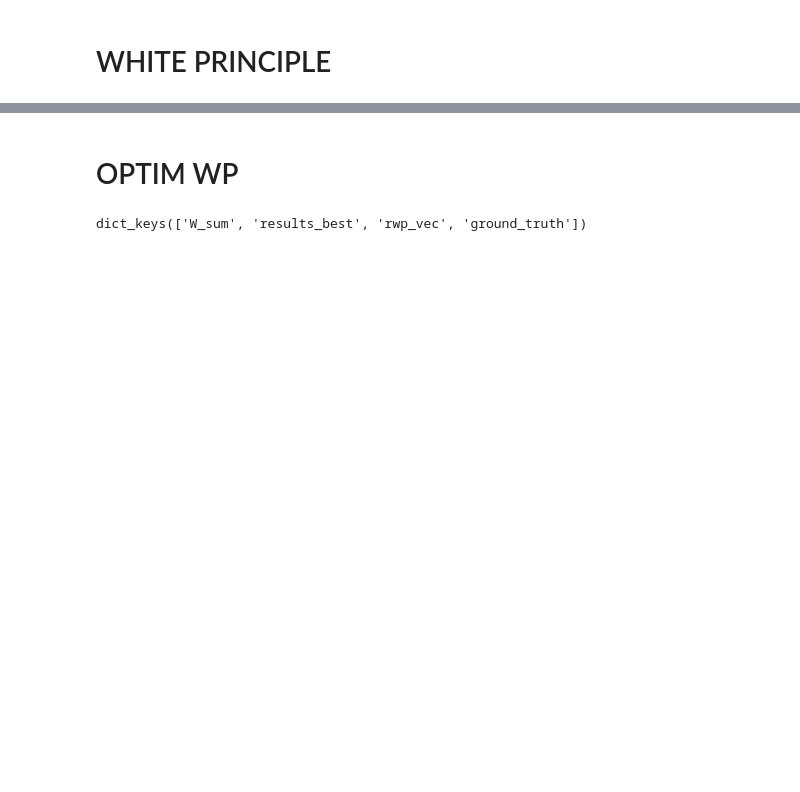
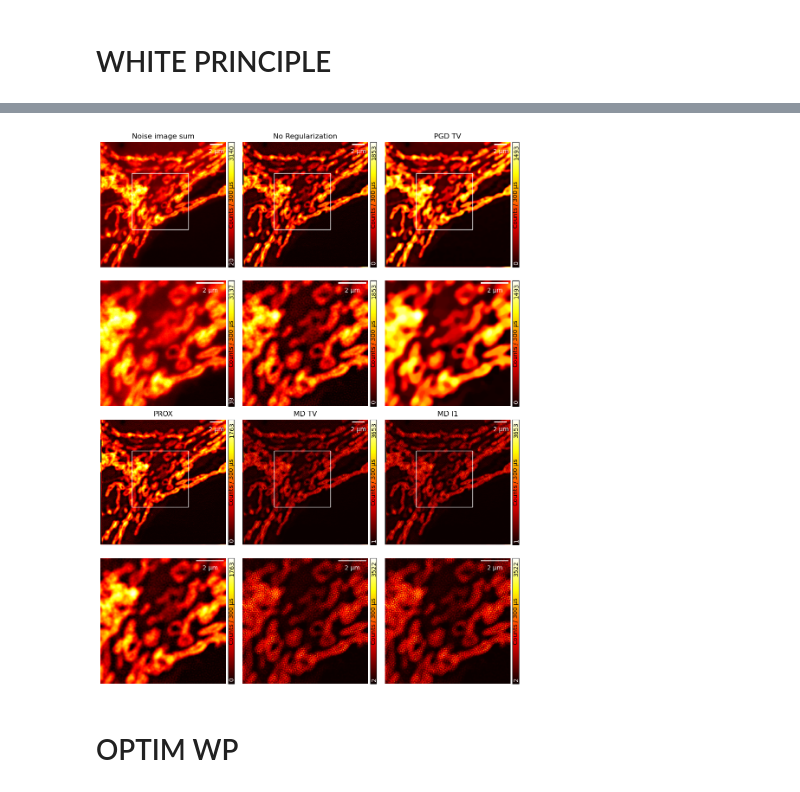
Before and after one commit to sofiaagostoni/ism_regularisation, a Jupyter notebook: results_ism.ipynb, the cells around one changed output, grey strips where cells are left out. Saved outputs shown, nothing was run; the diff lists cells and outputs as text; code cells hidden in the pictures; blank space fills up the shorter version.

```diff
--- a/results_ism.ipynb
+++ b/results_ism.ipynb
@@ -151,9 +225,70 @@ MICROSSIM 0.8231343851428816
+# %%
+import matplotlib.pyplot as plt
+import matplotlib.patches as patches
+
+# 4 righe x 3 colonne
+fig, ax = plt.subplots(4, 3, sharex='row', sharey='row', figsize=(10, 13))
+
+x0 = 100
+y0 = 100
+dx = 180
+dy = 180
+
+def get_rect():
+    return patches.Rectangle((y0, x0), dy, dx, linewidth=1, edgecolor='w', facecolor='none')
+
+# ==========================================
+# --- PARTE SUPERIORE (Righe 0 e 1) ---
+# ==========================================
+
+# --- 1. Top Left: Noise ---
+gr.ShowImg(noise_image[:,:,:, :].sum(0), meta.dx, clabel, fig=fig, ax=ax[0,0])
+gr.ShowImg(noise_image[:,:,x0:x0+dx, y0:y0+dx].sum(0), meta.dx, clabel, fig=fig, ax=ax[1,0])
+ax[0,0].add_patch(get_rect())
+ax[0,0].set_title("Noise image sum")
+
+# --- 2. Top Center: No Regularization ---
+gr.ShowImg(x_result_noreg[:,1:2,:, :].sum(0), meta.dx, clabel, fig=fig, ax=ax[0,1])
+gr.ShowImg(x_result_noreg[:,1:2,x0:x0+dx, y0:y0+dx].sum(0), meta.dx, clabel, fig=fig, ax=ax[1,1])
+ax[0,1].add_patch(get_rect())
+ax[0,1].set_title("No Regularization")
+
+# --- 3. Top Right: PGD (TV) ---
+gr.ShowImg(x_result_tv[:,1:2,:, :], meta.dx, clabel, fig=fig, ax=ax[0,2])
+gr.ShowImg(x_result_tv[:,1:2,x0:x0+dx, y0:y0+dx], meta.dx, clabel, fig=fig, ax=ax[1,2])
+ax[0,2].add_patch(get_rect())
+ax[0,2].set_title("PGD TV")
+
+
+# ==========================================
+# --- PARTE INFERIORE (Righe 2 e 3) ---
+# ==========================================
+
+# --- 4. Bottom Left: PROX (L1) ---
+gr.ShowImg(x_result_l1[:,1:2,:, :].sum(0), meta.dx, clabel, fig=fig, ax=ax[2,0])
+gr.ShowImg(x_result_l1[:,1:2,x0:x0+dx, y0:y0+dx].sum(0), meta.dx, clabel, fig=fig, ax=ax[3,0])
+ax[2,0].add_patch(get_rect())
+ax[2,0].set_title("PROX")
+
+# --- 5. Bottom Center: Mirror Descent (MD) ---
+gr.ShowImg(x_result_md[:,1:2,:, :], meta.dx, clabel, fig=fig, ax=ax[2,1])
+gr.ShowImg(x_result_md[:,1:2,x0:x0+dx, y0:y0+dx], meta.dx, clabel, fig=fig, ax=ax[3,1])
+ax[2,1].add_patch(get_rect())
+ax[2,1].set_title("MD TV")
+
+# --- 6. Bottom Right: BregProx (ATTENZIONE ALLA VARIABILE) ---
+# Ho cambiato x_result_noreg in x_result_breg per non farti plottare due volte la stessa cosa.
+# Se non si chiama così nel tuo codice, ricordati di aggiornarla!
+gr.ShowImg(x_result_md[:,1:2,:, :].sum(0), meta.dx, clabel, fig=fig, ax=ax[2,2])
+gr.ShowImg(x_result_md[:,1:2,x0:x0+dx, y0:y0+dx].sum(0), meta.dx, clabel, fig=fig, ax=ax[3,2])
+ax[2,2].add_patch(get_rect())
+ax[2,2].set_title("MD l1")
+
+fig.tight_layout()
+# %% [output]
+[figure, added]
 # %% [markdown]
 # OPTIM WP
-# %%
-results.keys()
-# %% [output]
-dict_keys(['W_sum', 'results_best', 'rwp_vec', 'ground_truth'])
 # %%
 # path = "Results/WP/wp_3D_pgd_masked_06_convallaria.pth"
 mask_type = 'masked'                 # whole, masked, masked_eps
```
Also changed, not shown: parts of 10 cells of this notebook, 8 other files.
